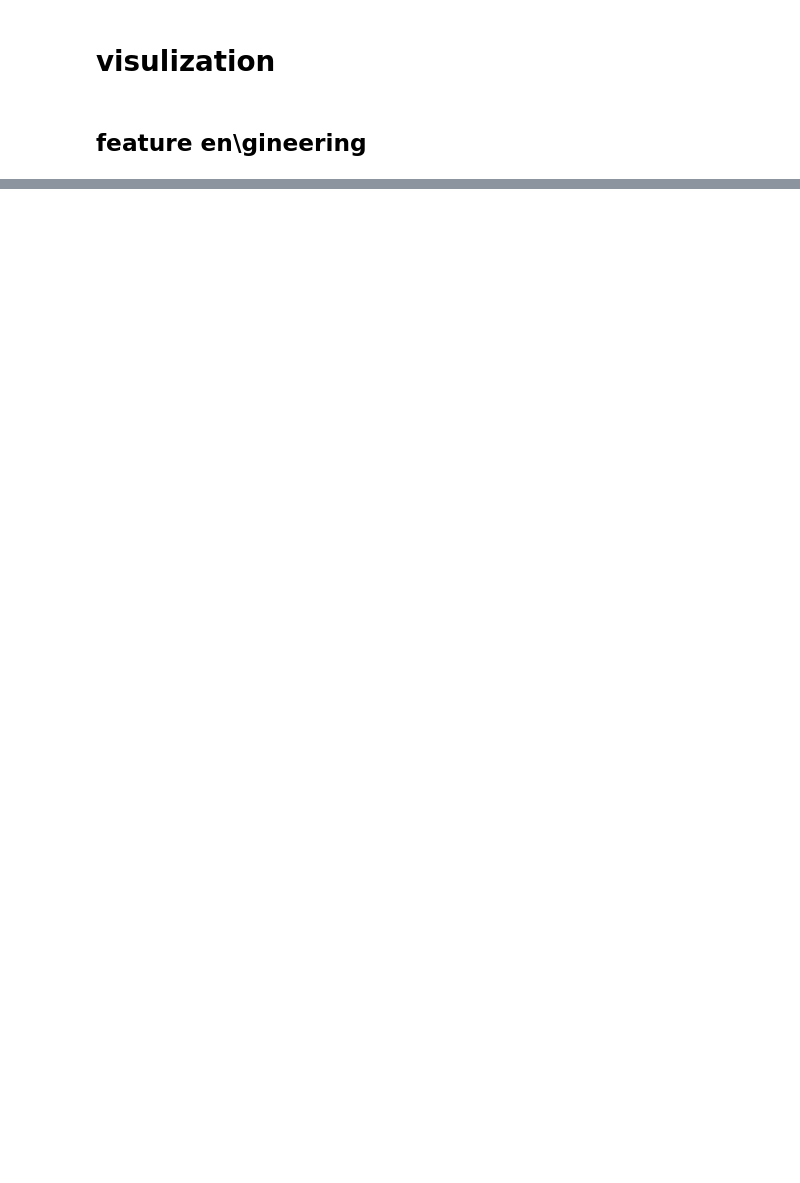
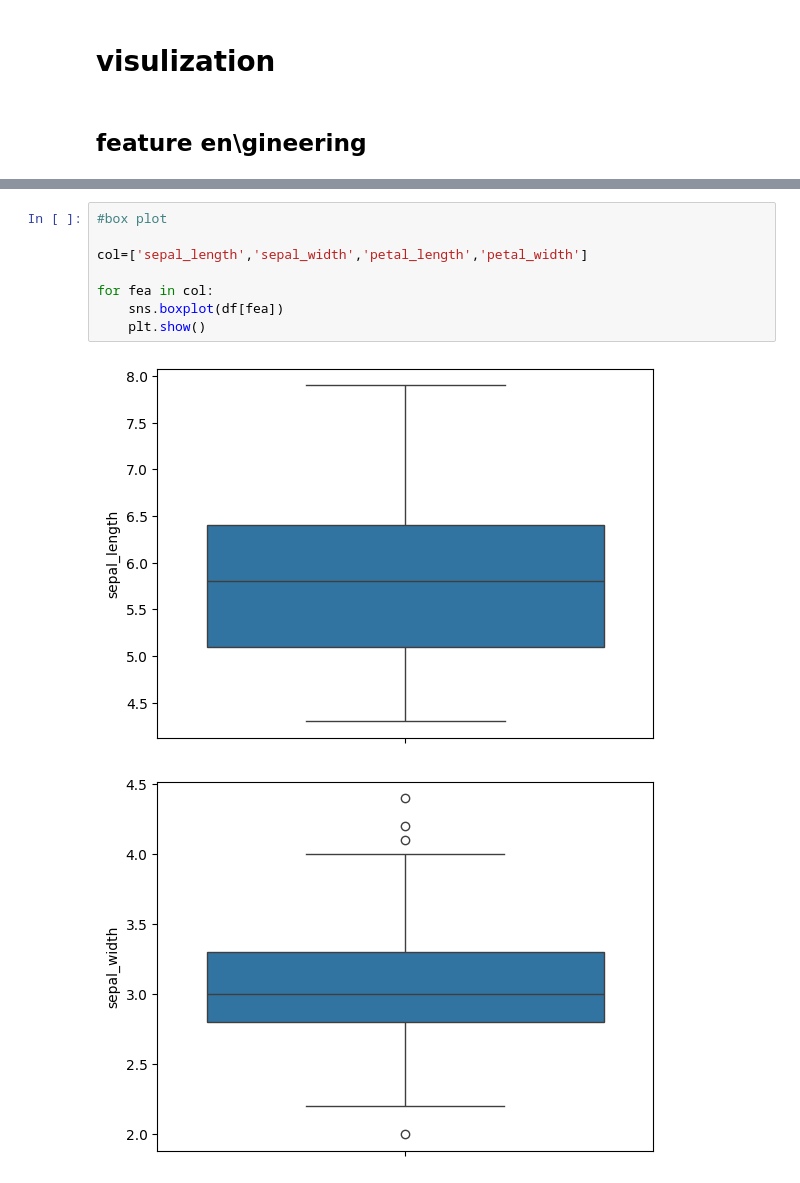
Before and after one commit to khushilal1/codSoft_Intern, a Jupyter notebook: iris_classifiaction/iris .ipynb, the cells around one changed output, grey strips where cells are left out. Saved outputs shown, nothing was run; the diff lists cells and outputs as text; blank space fills up the shorter version.

```diff
--- a/iris_classifiaction/iris .ipynb
+++ b/iris_classifiaction/iris .ipynb
@@ -77,0 +118,11 @@ df.describe()
+# %%
+#box plot
+
+col=['sepal_length','sepal_width','petal_length','petal_width']
+
+for fea in col:
+    sns.boxplot(df[fea])
+    plt.show()
+# %% [output]
+[figure, added]
+[figure, added]
```
Also changed, not shown: parts of 59 cells of this notebook, 3 other files.
